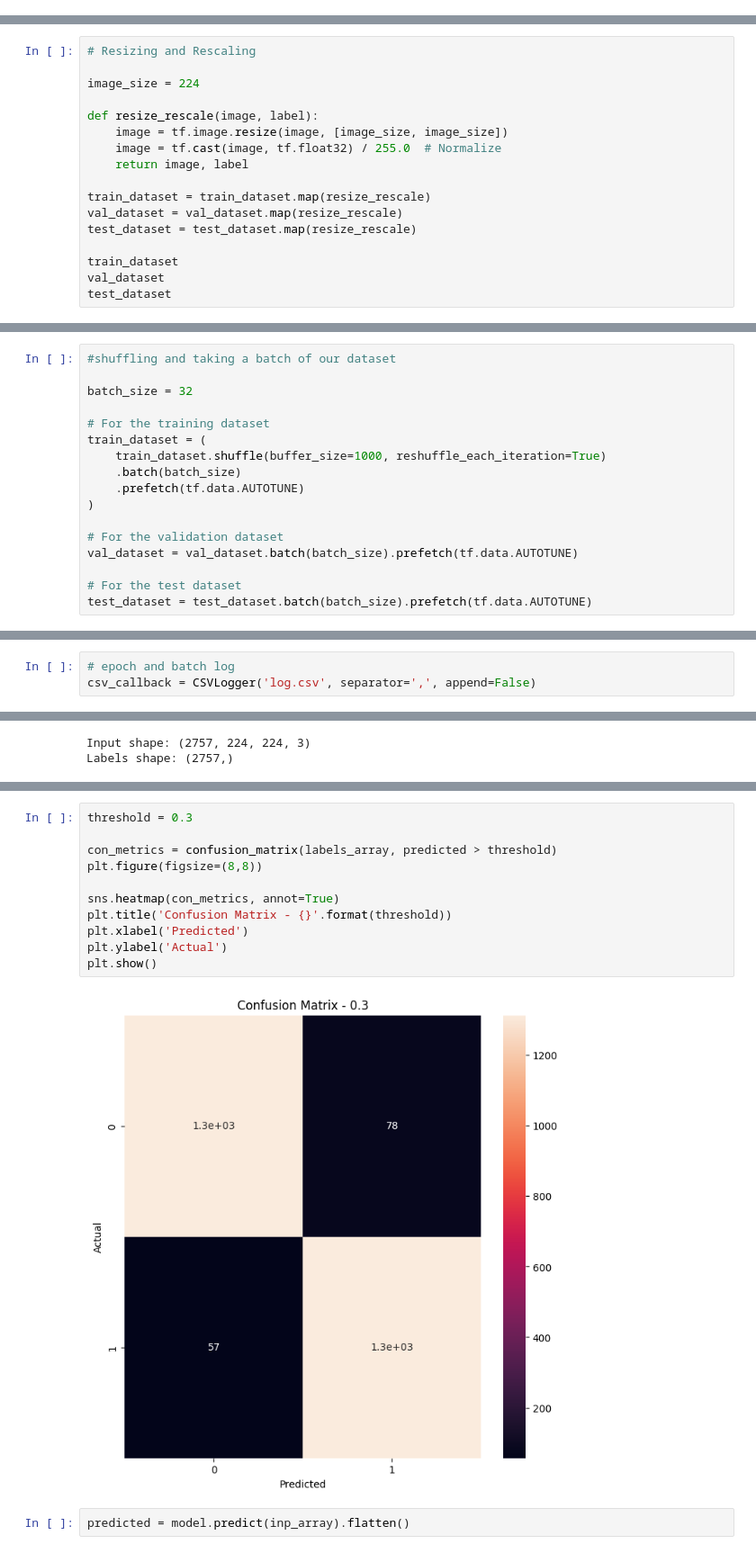
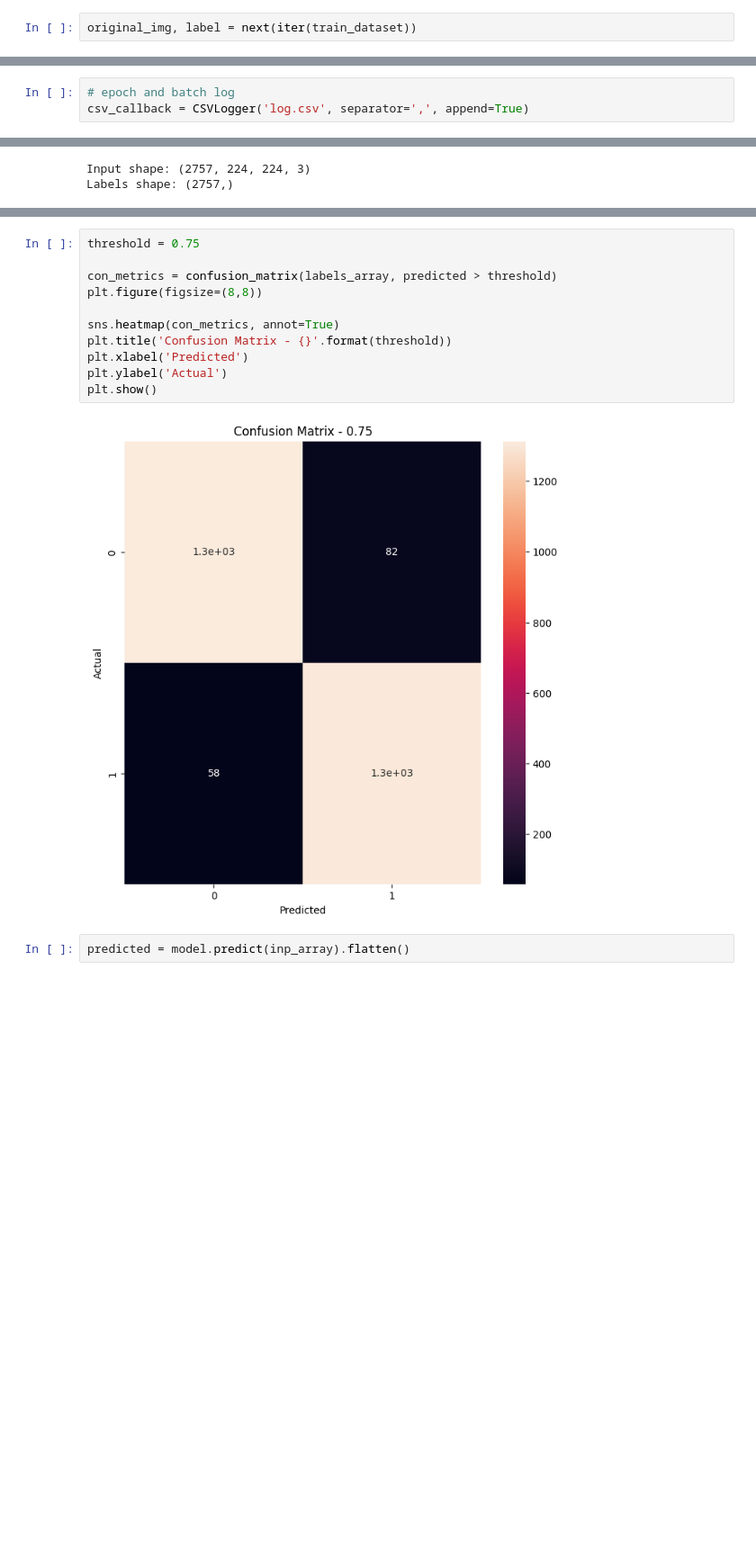
Before and after one commit to yeabwang/malaria-diagnosis, a Jupyter notebook: Malaria_diagnosis.ipynb, the cells around one changed output, grey strips where cells are left out. Shown at 90% size. Saved outputs shown, nothing was run; the diff lists cells and outputs as text; blank space fills up the shorter version.

```diff
--- a/Malaria_diagnosis.ipynb
+++ b/Malaria_diagnosis.ipynb
@@ -48,0 +62,2 @@ train_dataset,val_dataset,test_dataset = split_dataset(dataset[0],train_ratio,va
+# %%
+original_img, label = next(iter(train_dataset))
@@ -58,17 +179,0 @@ for i,(image,label) in enumerate(train_dataset.take(16)):
-# %%
-# Resizing and Rescaling
-
-image_size = 224
-
-def resize_rescale(image, label):
-    image = tf.image.resize(image, [image_size, image_size])
-    image = tf.cast(image, tf.float32) / 255.0  # Normalize
-    return image, label
-
-train_dataset = train_dataset.map(resize_rescale)
-val_dataset = val_dataset.map(resize_rescale)
-test_dataset = test_dataset.map(resize_rescale)
-
-train_dataset
-val_dataset
-test_dataset
@@ -77,20 +180,3 @@ test_dataset
-# %%
-#shuffling and taking a batch of our dataset
-
-batch_size = 32
-
-# For the training dataset
-train_dataset = (
-    train_dataset.shuffle(buffer_size=1000, reshuffle_each_iteration=True)
-    .batch(batch_size)
-    .prefetch(tf.data.AUTOTUNE)
-)
-
-# For the validation dataset
-val_dataset = val_dataset.batch(batch_size).prefetch(tf.data.AUTOTUNE)
-
-# For the test dataset
-test_dataset = test_dataset.batch(batch_size).prefetch(tf.data.AUTOTUNE)
 # %%
 # Building our model
 
@@ -185,7 +271,7 @@ model.compile(
 #       print("\n For Batch num {} the model has loss of {}".format(batch+1, logs))
 # %%
 # epoch and batch log
-csv_callback = CSVLogger('log.csv', separator=',', append=False)
+csv_callback = CSVLogger('log.csv', separator=',', append=True)
 # %%
 # Having a smooth linear warmup rate at the starts improve our models stability and leads to a better outcome.
 # Early Stopping to prevent overfitting
@@ -320,16 +406,16 @@ predicted = model.predict(inp_array)[:,0,...]
 # %%
-threshold = 0.3
+threshold = 0.75
 
 con_metrics = confusion_matrix(labels_array, predicted > threshold)
 plt.figure(figsize=(8,8))
 
 sns.heatmap(con_metrics, annot=True)
 plt.title('Confusion Matrix - {}'.format(threshold))
 plt.xlabel('Predicted')
 plt.ylabel('Actual')
 plt.show()
 # %% [output]
-[figure, old version]
+[figure, new version]
 # %%
 predicted = model.predict(inp_array).flatten()
 # %% [output]
```
Also changed, not shown: parts of 21 cells of this notebook.
